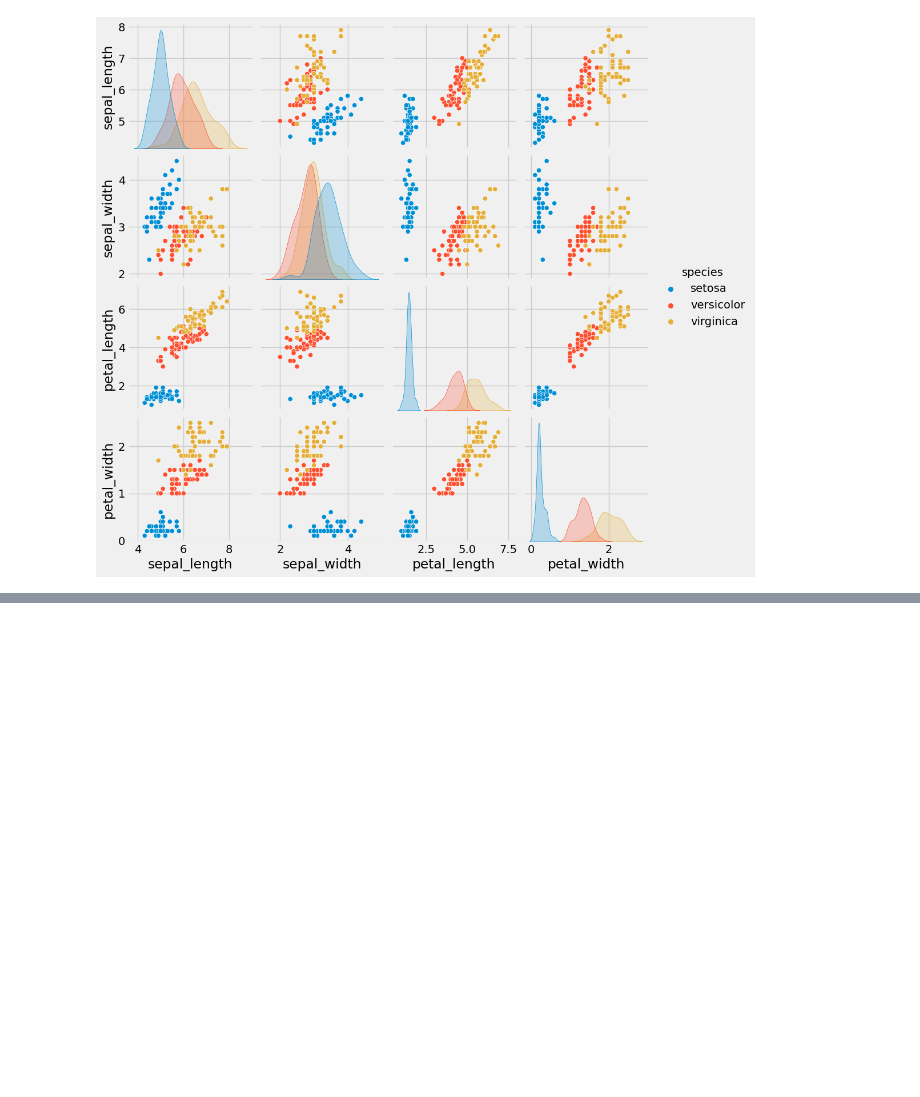
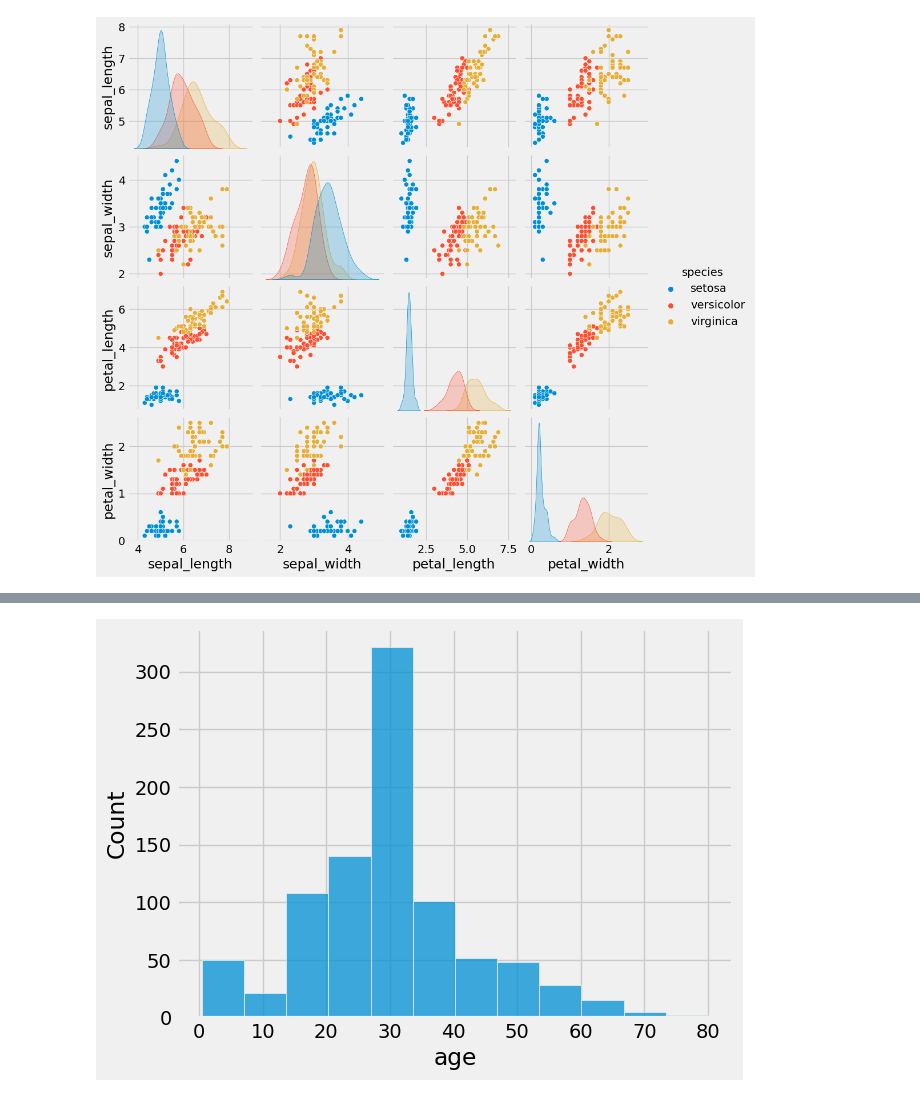
Before and after one commit to Data-Gyan/Visualization, a Jupyter notebook: SeaornExp.ipynb, the cells around one changed output, grey strips where cells are left out. Drawn from its saved outputs; the diff is of its cells as text; code cells hidden in the pictures; blank space fills up the shorter version.

```diff
--- a/SeaornExp.ipynb
+++ b/SeaornExp.ipynb
@@ -304,0 +350,6 @@ plt.show()
+# %%
+# draw histogram with specified bin number
+sns.histplot(titanic['age'], bins=12)
+plt.show()
+# %% [output]
+[figure, added]
```
Also changed, not shown: parts of 17 cells of this notebook.
